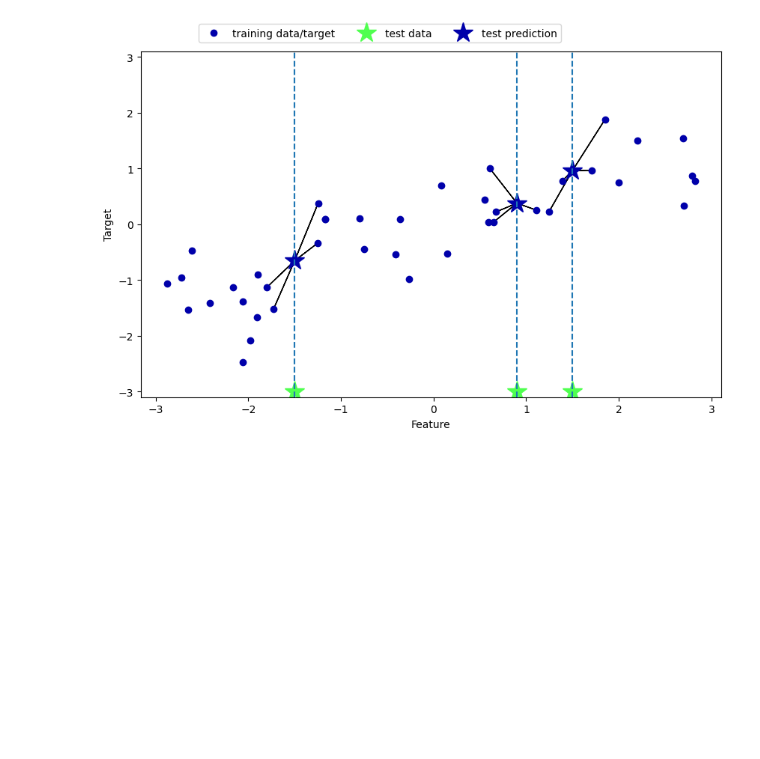
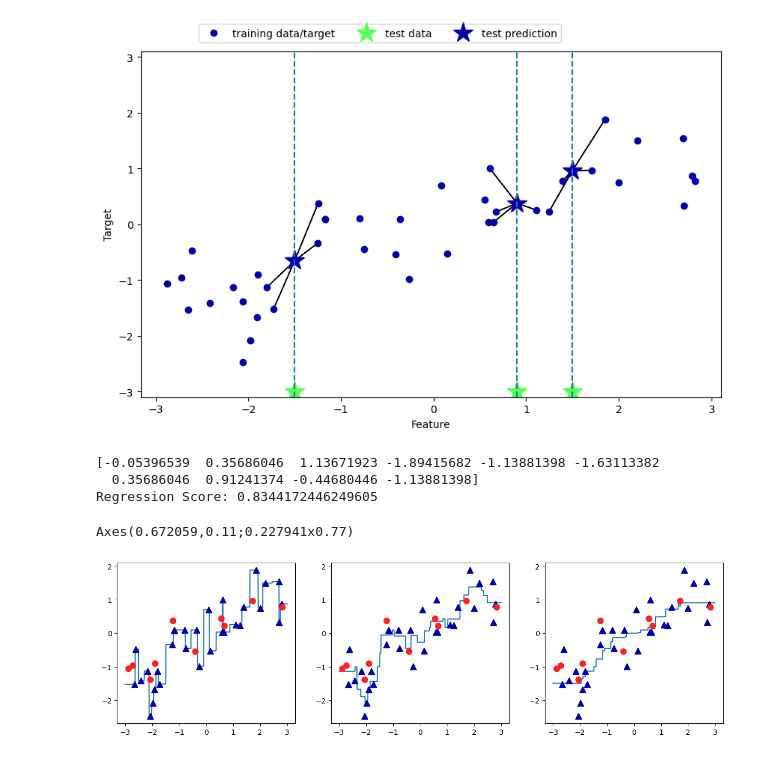
Before and after one commit to AliAbdallah454/IntroductionToMachineLearningWithPythonBook, a Jupyter notebook: 2-SupervisedLearning/KNearestNeighbors.ipynb, the cells around one changed output. Saved outputs shown, nothing was run; the diff lists cells and outputs as text; code cells hidden in the pictures; blank space fills up the shorter version.

```diff
--- a/2-SupervisedLearning/KNearestNeighbors.ipynb
+++ b/2-SupervisedLearning/KNearestNeighbors.ipynb
@@ -125,3 +137,35 @@ Regresion Variant of KNN
 mglearn.plots.plot_knn_regression(n_neighbors=4)
 # %% [output]
 [figure]
+# %%
+from sklearn.neighbors import KNeighborsRegressor
+import mglearn
+from sklearn.model_selection import train_test_split
+
+reg = KNeighborsRegressor(n_neighbors=3)
+X, y = mglearn.datasets.make_wave(n_samples=40)
+
+X_train, X_test, y_train, y_test = train_test_split(X, y, random_state=0)
+reg.fit(X_train, y_train)
+
+print(f"{reg.predict(X_test)}")
+print(f"Regression Score: {reg.score(X_test, y_test)}")
+# %% [output]
+[-0.05396539  0.35686046  1.13671923 -1.89415682 -1.13881398 -1.63113382
+  0.35686046  0.91241374 -0.44680446 -1.13881398]
+Regression Score: 0.8344172446249605
+# %%
+fig, axe = plt.subplots(1, 3, figsize=(15, 4))
+print(axe)
+
+line = np.linspace(-3, 3, 1_000).reshape(-1, 1)
+for n_neighbors, ax in zip([1, 3, 9], axe):
+    reg = KNeighborsRegressor(n_neighbors=n_neighbors)
+    reg.fit(X_train, y_train)
+    ax.plot(line, reg.predict(line))
+    ax.plot(X_train, y_train, '^', c=mglearn.cm2(0), markersize=8)
+    ax.plot(X_test, y_test, 'o', c=mglearn.cm2(1), markersize=8)
+    ax.set_title(f"Neighbors: {n_neighbors}\nTest: {reg.score(X_test, y_test)}\ntrain: {reg.score(X_train, y_train)}")
+# %% [output]
+Axes(0.672059,0.11;0.227941x0.77)
+[figure, added]
```
Also changed, not shown: parts of 1 cell of this notebook, 1 other file.
